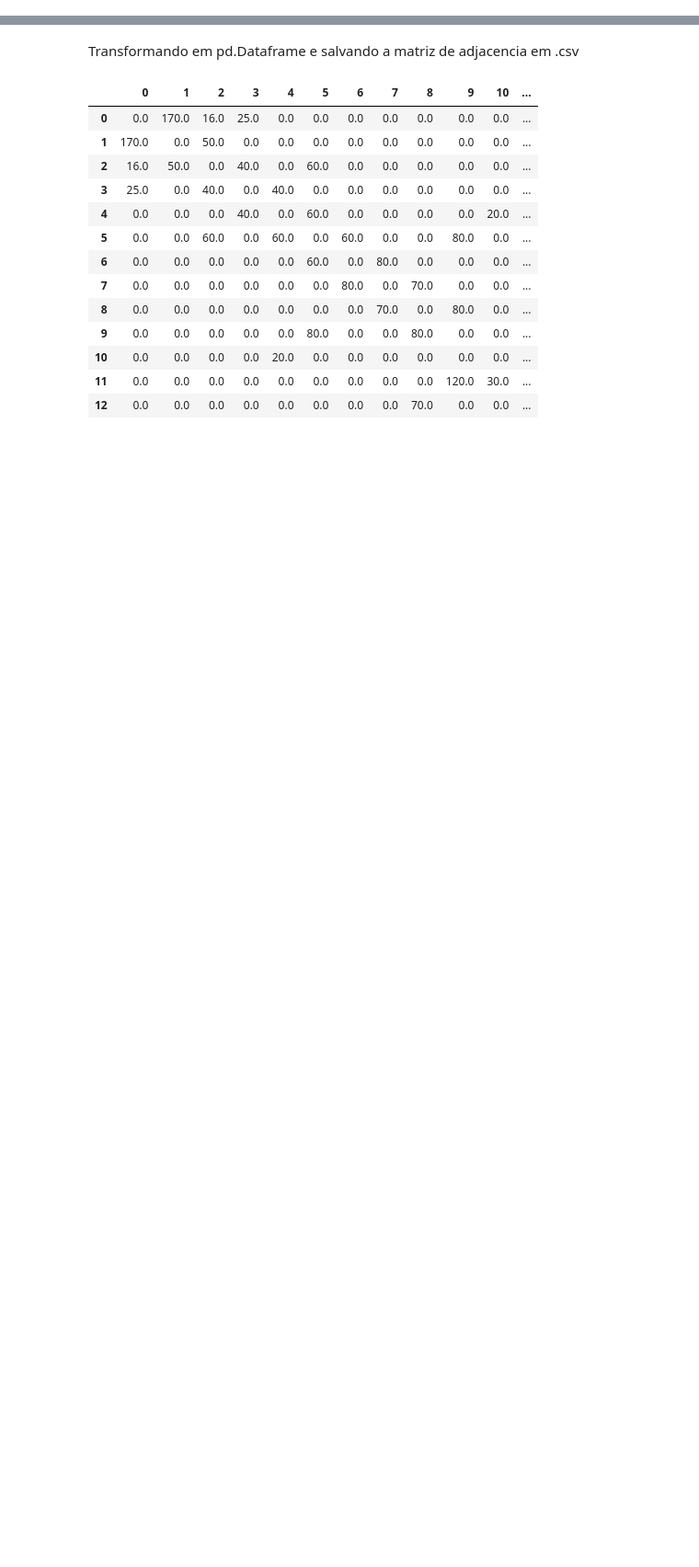
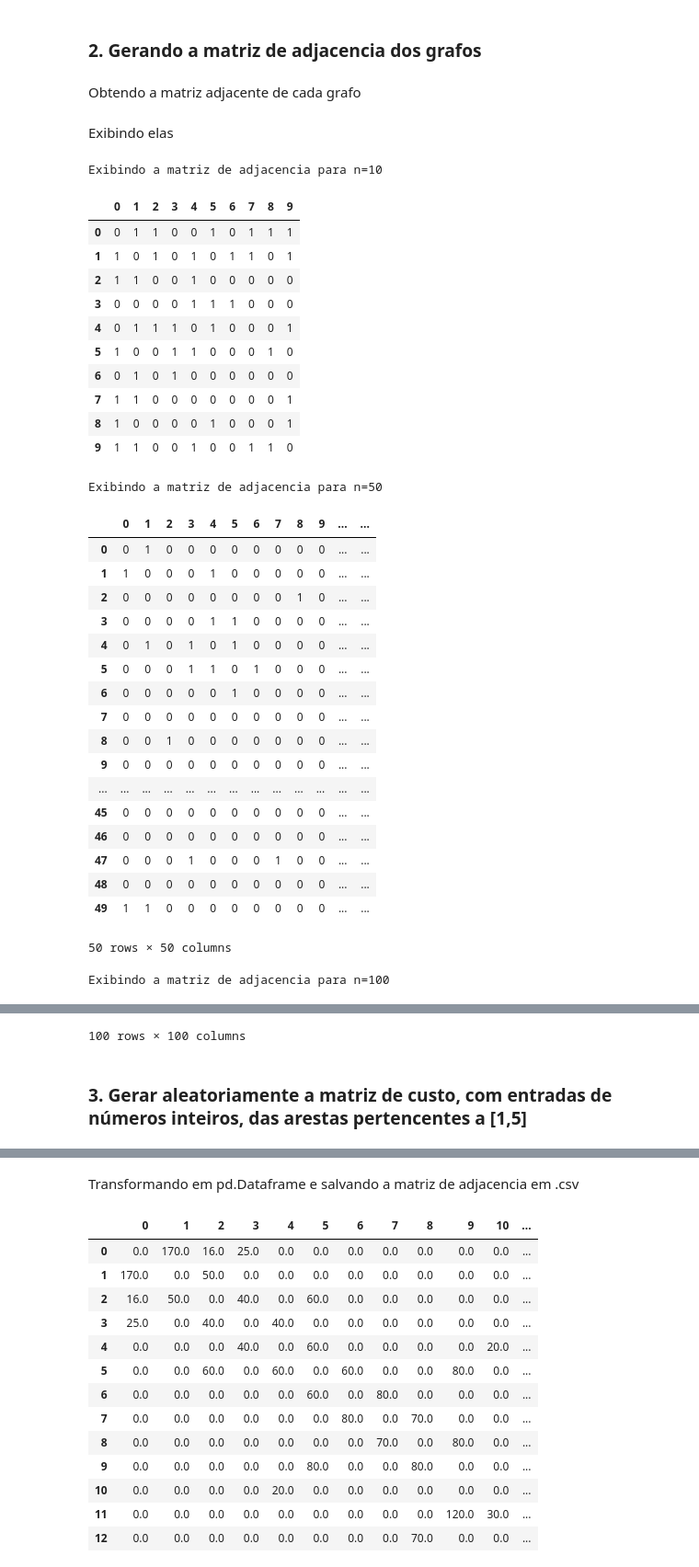
Before and after one commit to felipeversiane/floyd_optimization, a Jupyter notebook: main.ipynb, the cells around one changed output, grey strips where cells are left out. Shown at 92% size. Drawn from its saved outputs; the diff is of its cells as text; code cells hidden in the pictures; blank space fills up the shorter version.

```diff
--- a/main.ipynb
+++ b/main.ipynb
@@ -0,0 +129,45 @@
+# %% [markdown]
+### 2. Gerando a matriz de adjacencia dos grafos
+# %% [markdown]
+Obtendo a matriz adjacente de cada grafo
+# %%
+adj_matrixes = [nx.adjacency_matrix(GRAFO) for GRAFO in GRAFOS_GERADOS]
+# %% [markdown]
+Exibindo elas
+# %%
+for adj_matrix in adj_matrixes:
+    print(f"Exibindo a matriz de adjacencia para n={adj_matrix.shape[0]}")
+    display(pd.DataFrame(adj_matrix))
+# %% [output]
+Exibindo a matriz de adjacencia para n=10
+|  | 0 | 1 | 2 | 3 | 4 | 5 | 6 | 7 | 8 | 9 |
+| 0 | 0 | 1 | 1 | 0 | 0 | 1 | 0 | 1 | 1 | 1 |
+| 1 | 1 | 0 | 1 | 0 | 1 | 0 | 1 | 1 | 0 | 1 |
+| 2 | 1 | 1 | 0 | 0 | 1 | 0 | 0 | 0 | 0 | 0 |
+| 3 | 0 | 0 | 0 | 0 | 1 | 1 | 1 | 0 | 0 | 0 |
+| 4 | 0 | 1 | 1 | 1 | 0 | 1 | 0 | 0 | 0 | 1 |
+| 5 | 1 | 0 | 0 | 1 | 1 | 0 | 0 | 0 | 1 | 0 |
+| 6 | 0 | 1 | 0 | 1 | 0 | 0 | 0 | 0 | 0 | 0 |
+| 7 | 1 | 1 | 0 | 0 | 0 | 0 | 0 | 0 | 0 | 1 |
+| 8 | 1 | 0 | 0 | 0 | 0 | 1 | 0 | 0 | 0 | 1 |
+| 9 | 1 | 1 | 0 | 0 | 1 | 0 | 0 | 1 | 1 | 0 |
+Exibindo a matriz de adjacencia para n=50
+|  | 0 | 1 | 2 | 3 | 4 | 5 | 6 | 7 | 8 | 9 | ... | ... |
+| 0 | 0 | 1 | 0 | 0 | 0 | 0 | 0 | 0 | 0 | 0 | ... | ... |
+| 1 | 1 | 0 | 0 | 0 | 1 | 0 | 0 | 0 | 0 | 0 | ... | ... |
+| 2 | 0 | 0 | 0 | 0 | 0 | 0 | 0 | 0 | 1 | 0 | ... | ... |
+| 3 | 0 | 0 | 0 | 0 | 1 | 1 | 0 | 0 | 0 | 0 | ... | ... |
+| 4 | 0 | 1 | 0 | 1 | 0 | 1 | 0 | 0 | 0 | 0 | ... | ... |
+| 5 | 0 | 0 | 0 | 1 | 1 | 0 | 1 | 0 | 0 | 0 | ... | ... |
+| 6 | 0 | 0 | 0 | 0 | 0 | 1 | 0 | 0 | 0 | 0 | ... | ... |
+| 7 | 0 | 0 | 0 | 0 | 0 | 0 | 0 | 0 | 0 | 0 | ... | ... |
+| 8 | 0 | 0 | 1 | 0 | 0 | 0 | 0 | 0 | 0 | 0 | ... | ... |
+| 9 | 0 | 0 | 0 | 0 | 0 | 0 | 0 | 0 | 0 | 0 | ... | ... |
+| ... | ... | ... | ... | ... | ... | ... | ... | ... | ... | ... | ... | ... |
+| 45 | 0 | 0 | 0 | 0 | 0 | 0 | 0 | 0 | 0 | 0 | ... | ... |
+| 46 | 0 | 0 | 0 | 0 | 0 | 0 | 0 | 0 | 0 | 0 | ... | ... |
+| 47 | 0 | 0 | 0 | 1 | 0 | 0 | 0 | 1 | 0 | 0 | ... | ... |
+| 48 | 0 | 0 | 0 | 0 | 0 | 0 | 0 | 0 | 0 | 0 | ... | ... |
+| 49 | 1 | 1 | 0 | 0 | 0 | 0 | 0 | 0 | 0 | 0 | ... | ... |
+50 rows × 50 columns
+Exibindo a matriz de adjacencia para n=100
@@ -0,0 +186,3 @@
+100 rows × 100 columns
+# %% [markdown]
+### 3. Gerar aleatoriamente a matriz de custo, com entradas de números inteiros, das arestas pertencentes a [1,5]
```
Also changed, not shown: parts of 45 cells of this notebook.
